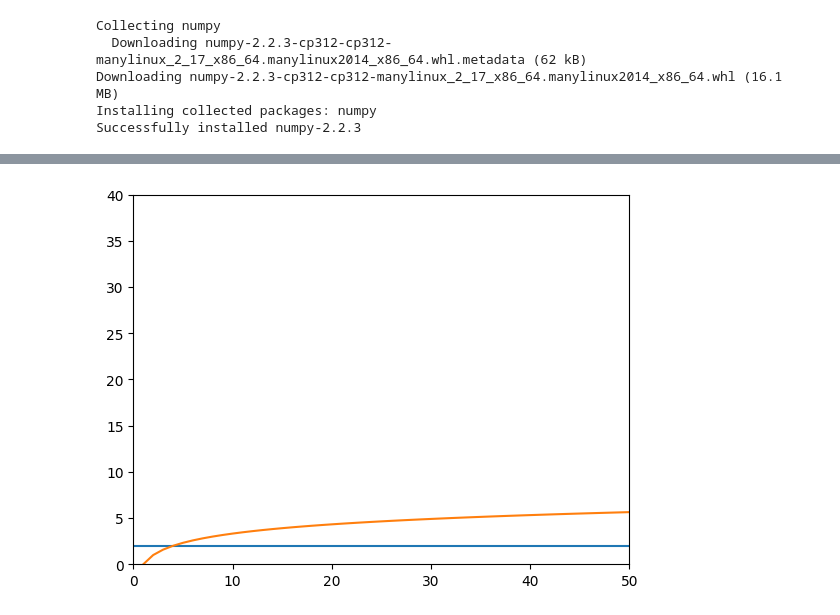
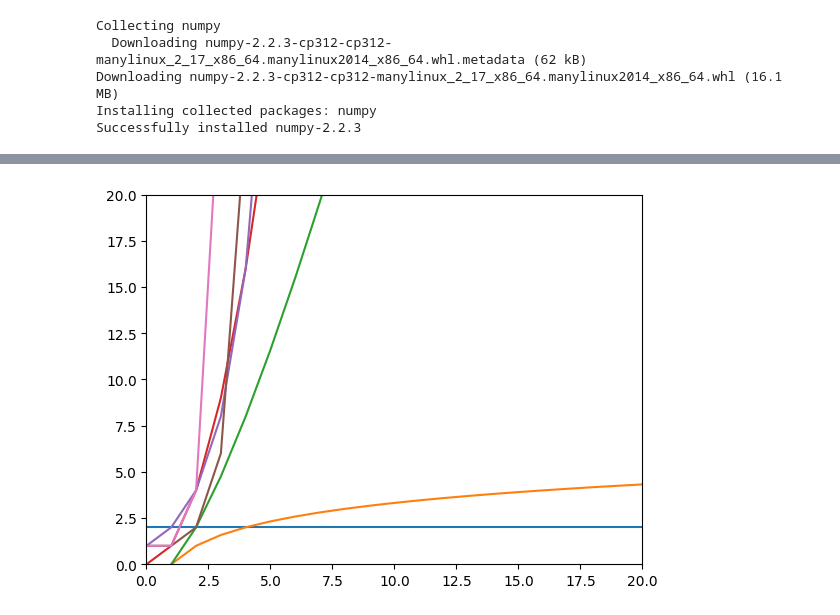
Before and after one commit to OmerFaruk-Celik/AlgoritmaAnalizi, a Jupyter notebook: FuncIncreaseSpeed.ipynb, the cells around one changed output, grey strips where cells are left out. Saved outputs shown, nothing was run; the diff lists cells and outputs as text; code cells hidden in the pictures.

```diff
--- a/FuncIncreaseSpeed.ipynb
+++ b/FuncIncreaseSpeed.ipynb
@@ -55,9 +55,16 @@ y6 = [fact(x) for x in x]
 
 y7 = x**x
 # %%
-plt.plot(x,y1,y2)
-plt.ylim(0,40)
-plt.xlim(0,50)
+plt.plot(x,y1)
+plt.plot(x,y2)
+plt.plot(x,y3)
+plt.plot(x,y4)
+plt.plot(x,y5)
+plt.plot(x,y6)
+plt.plot(x,y7)
+
+plt.ylim(0,20)
+plt.xlim(0,20)
 plt.show()
 # %% [output]
-[figure, old version]
+[figure, new version]
```
